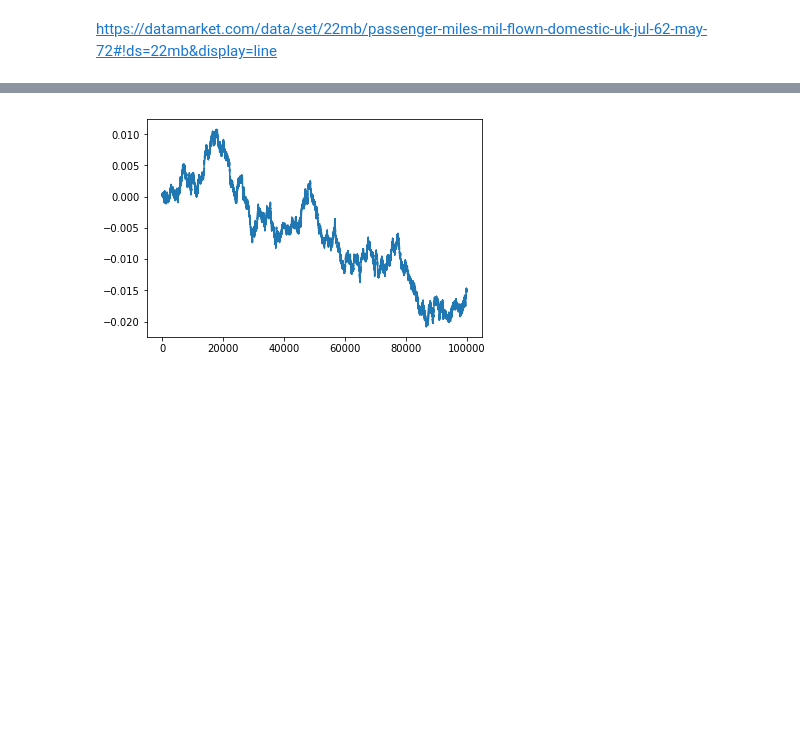
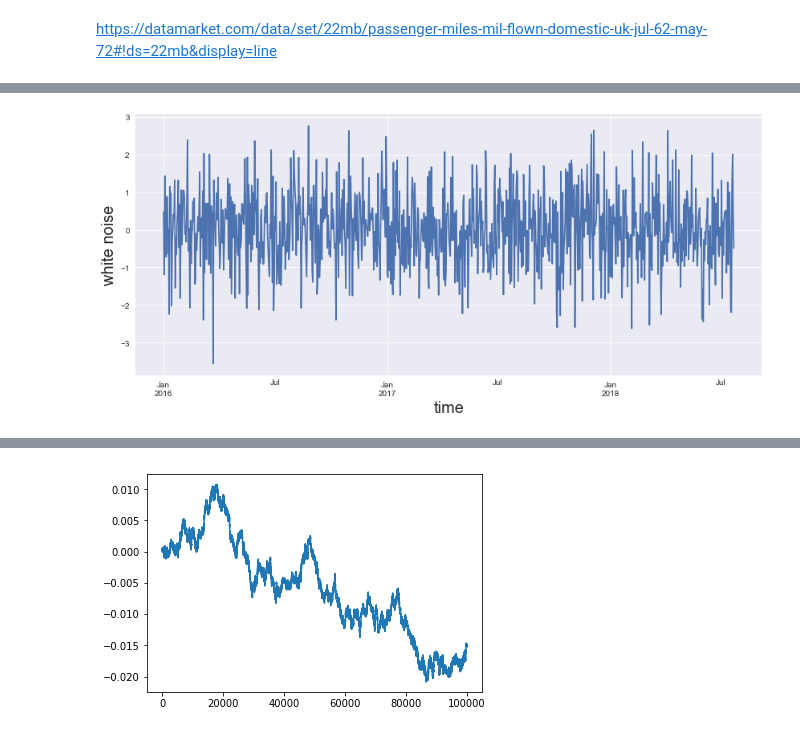
Before and after one commit to BillyPittman1993/ml-time-series-analysis-staff, a Jupyter notebook: Introduction to Time Series Analysis.ipynb, the cells around one changed output, grey strips where cells are left out. Drawn from its saved outputs; the diff is of its cells as text; code cells hidden in the pictures; blank space fills up the shorter version.

Commit message:
time series done

```diff
--- a/Introduction to Time Series Analysis.ipynb
+++ b/Introduction to Time Series Analysis.ipynb
@@ -197,0 +206,19 @@ https://datamarket.com/data/set/22mb/passenger-miles-mil-flown-domestic-uk-jul-6
+# %%
+np.random.seed(1234)
+def white_noise(N = 100):
+    Y = np.random.standard_normal(size = N)
+    return Y
+
+dates = pd.date_range('2016-01-01', '2018-07-22')
+T = (dates.max()-dates.min()).days / 365
+N = dates.size
+y = pd.Series(
+    white_noise(N), index=dates)
+
+fig = plt.figure(figsize=(14,6))
+y.plot()
+plt.xlabel("time", fontsize=20)
+plt.ylabel("white noise", fontsize=20)
+plt.show()
+# %% [output]
+[figure, added]
```
Also changed, not shown: parts of 11 cells of this notebook.
